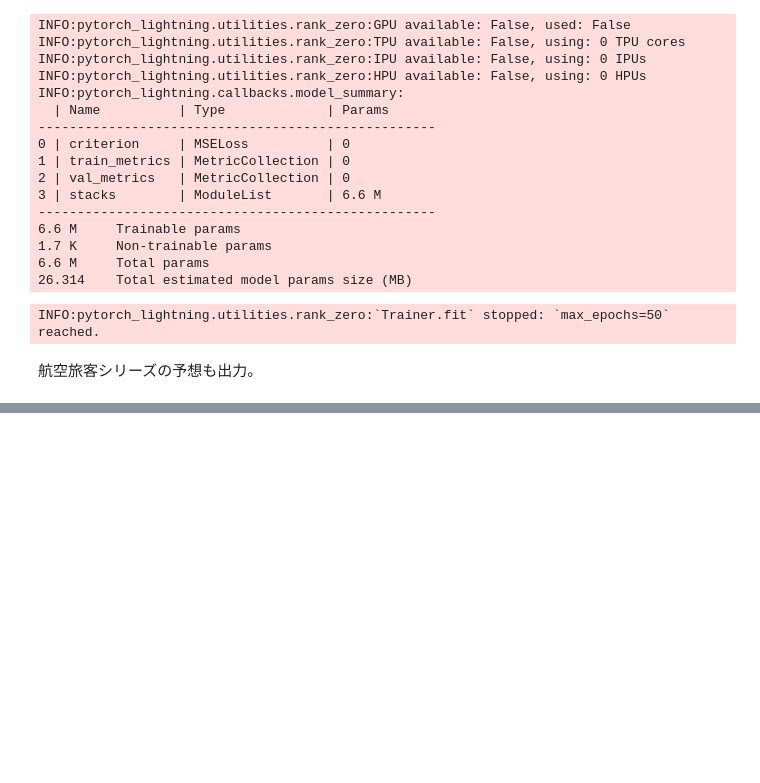
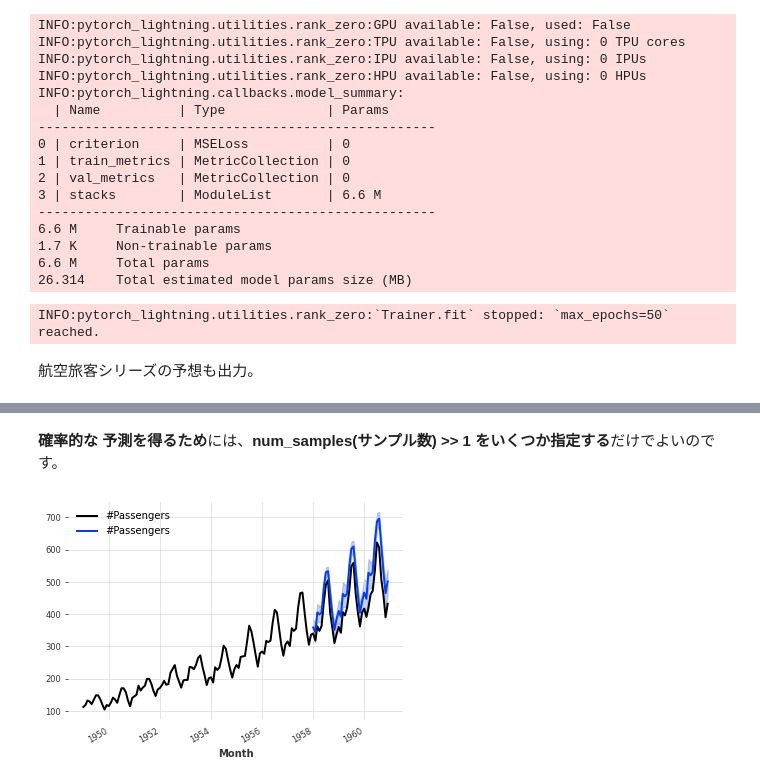
Before and after one commit to webclinic017/-daily-test, a Jupyter notebook: Darts_test.ipynb, the cells around one changed output, grey strips where cells are left out. Drawn from its saved outputs; the diff is of its cells as text; code cells hidden in the pictures; blank space fills up the shorter version.

```diff
--- a/Darts_test.ipynb
+++ b/Darts_test.ipynb
@@ -1319,0 +1480,12 @@ pred_air.plot(label="forecast (air)")
+# %%
+from darts.models import TCNModel
+from darts.utils.likelihood_models import LaplaceLikelihood
+
+model = TCNModel(
+    input_chunk_length=24,
+    output_chunk_length=12,
+    random_state=42,
+    likelihood=LaplaceLikelihood(),
+)
+
+model.fit(train_air_scaled, epochs=400, verbose=True);
@@ -1319,0 +1511,12 @@ pred_air.plot(label="forecast (air)")
+# %% [markdown]
+**確率的な 予測を得るため**には、**num_samples(サンプル数) >> 1 をいくつか指定する**だけでよいのです。
+# %%
+pred = model.predict(n=36, num_samples=500)
+
+# 縮小する
+pred = scaler.inverse_transform(pred)
+
+series_air.plot()
+pred.plot()
+# %% [output]
+[figure, added]
```
Also changed, not shown: parts of 30 cells of this notebook.
